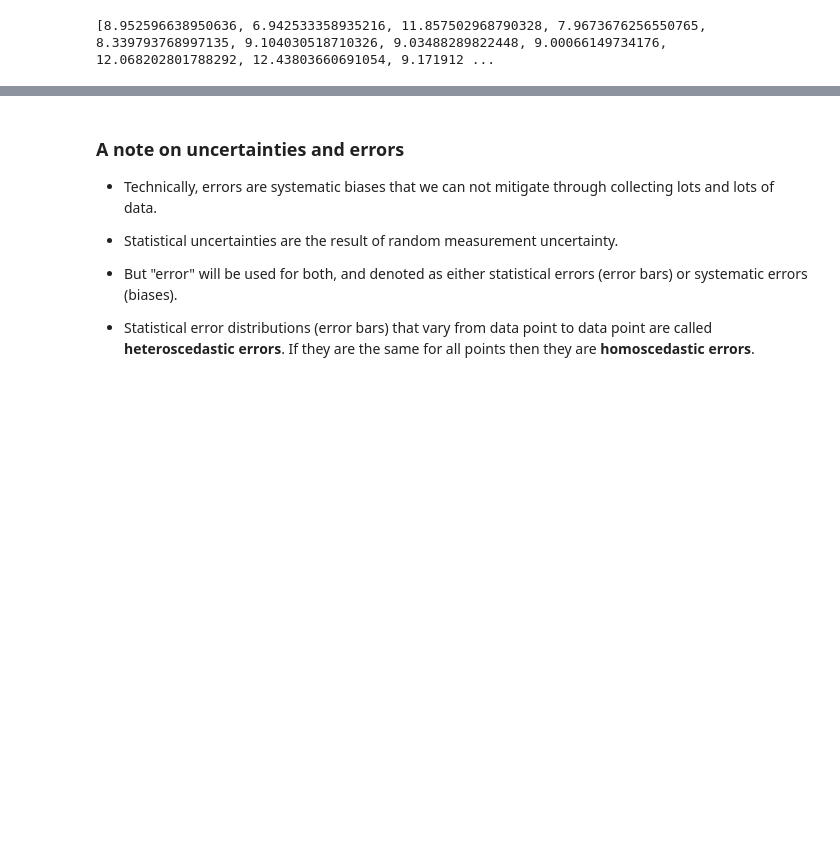
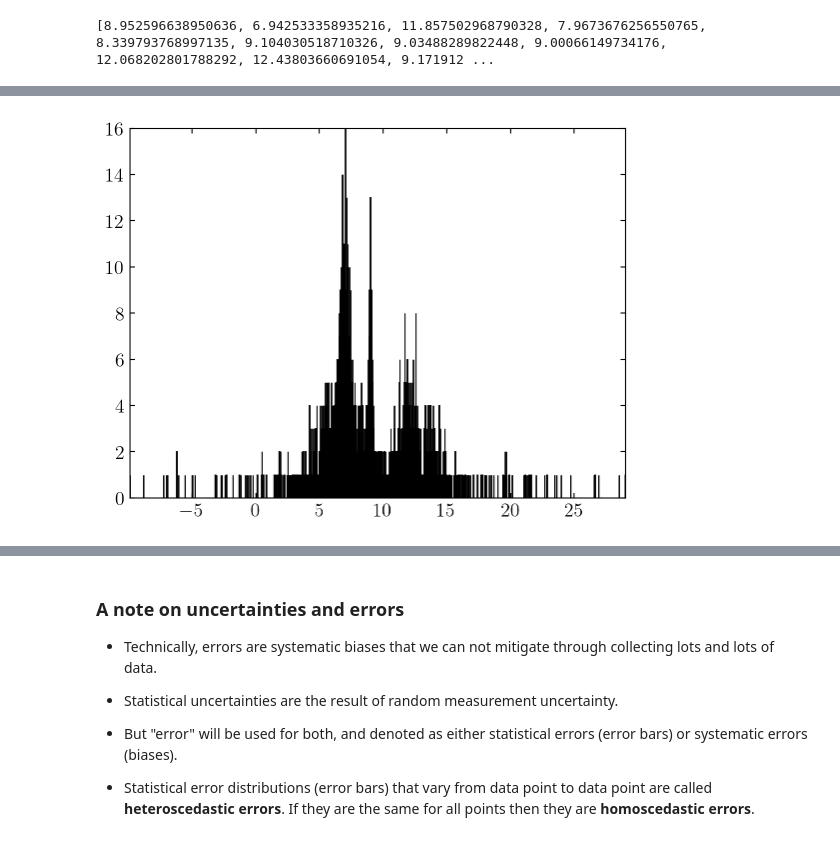
Before and after one commit to Matteo-Raschi/astrostatistics_bicocca_2026, a Jupyter notebook: working/L02_probability_notes.ipynb, the cells around one changed output, grey strips where cells are left out. Saved outputs shown, nothing was run; the diff lists cells and outputs as text; code cells hidden in the pictures; blank space fills up the shorter version.

```diff
--- a/working/L02_probability_notes.ipynb
+++ b/working/L02_probability_notes.ipynb
@@ -107,3 +111,7 @@ plt.hist(x,bins=30);
+# %%
+plt.hist(x, bins=3000);
+# %% [output]
+[figure, added]
 # %%
 #------------------------------------------------------------
 # plot the results
```
Also changed, not shown: parts of 8 cells of this notebook, 1 other file.
